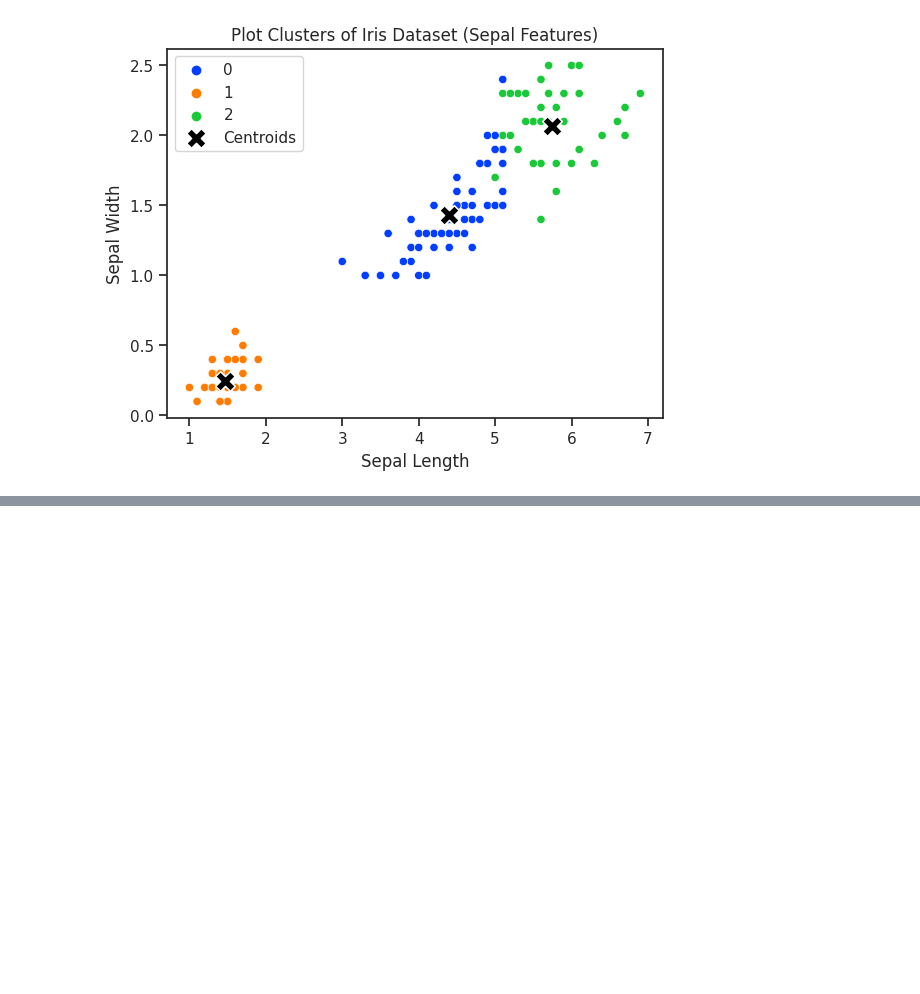
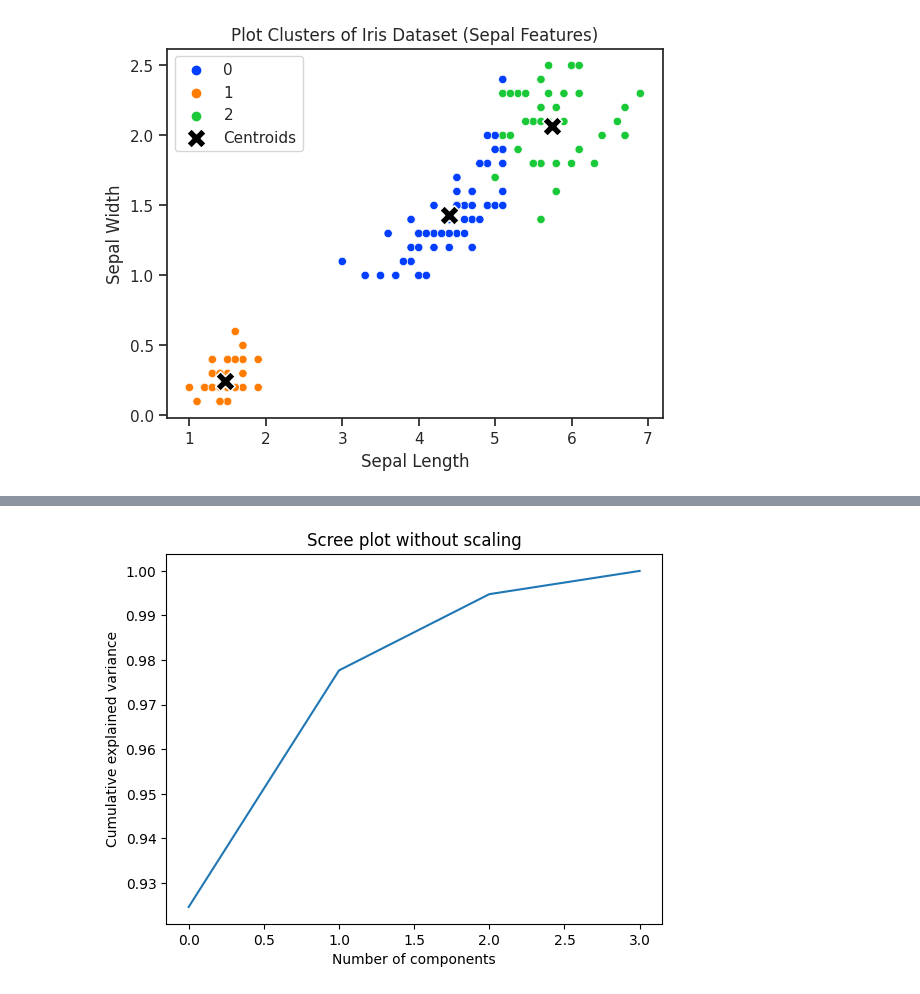
Before and after one commit to yohannaftali/kaggle, a Jupyter notebook: Iris_Dataset.ipynb, the cells around one changed output, grey strips where cells are left out. Saved outputs shown, nothing was run; the diff lists cells and outputs as text; code cells hidden in the pictures; blank space fills up the shorter version.

```diff
--- a/Iris_Dataset.ipynb
+++ b/Iris_Dataset.ipynb
@@ -162,0 +464,26 @@ plt.show()
+# %%
+# Tanpa Scaling
+import numpy as np
+import pandas as pd
+import matplotlib.pyplot as plt
+from sklearn.datasets import load_iris
+from sklearn.decomposition import PCA
+
+# Load iris dataset
+iris = load_iris()
+
+# Extract the features
+X = iris.data
+
+# Perform PCA without scaling
+pca = PCA()
+pca.fit(X)
+
+# Plot scree plot
+plt.plot(np.cumsum(pca.explained_variance_ratio_))
+plt.xlabel('Number of components')
+plt.ylabel('Cumulative explained variance')
+plt.title('Scree plot without scaling')
+plt.show()
+# %% [output]
+[figure, added]
```
Also changed, not shown: parts of 13 cells of this notebook.
